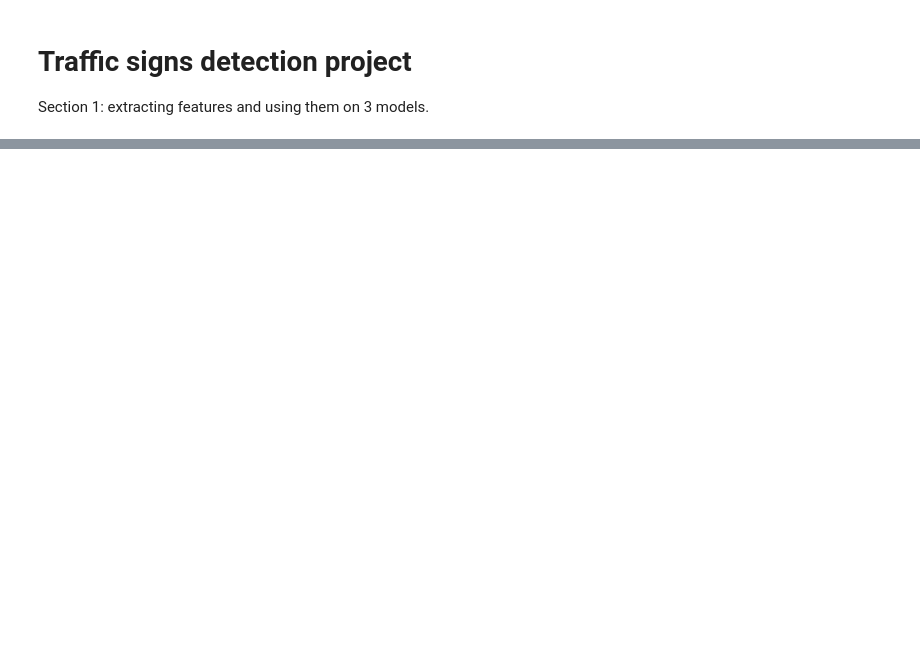
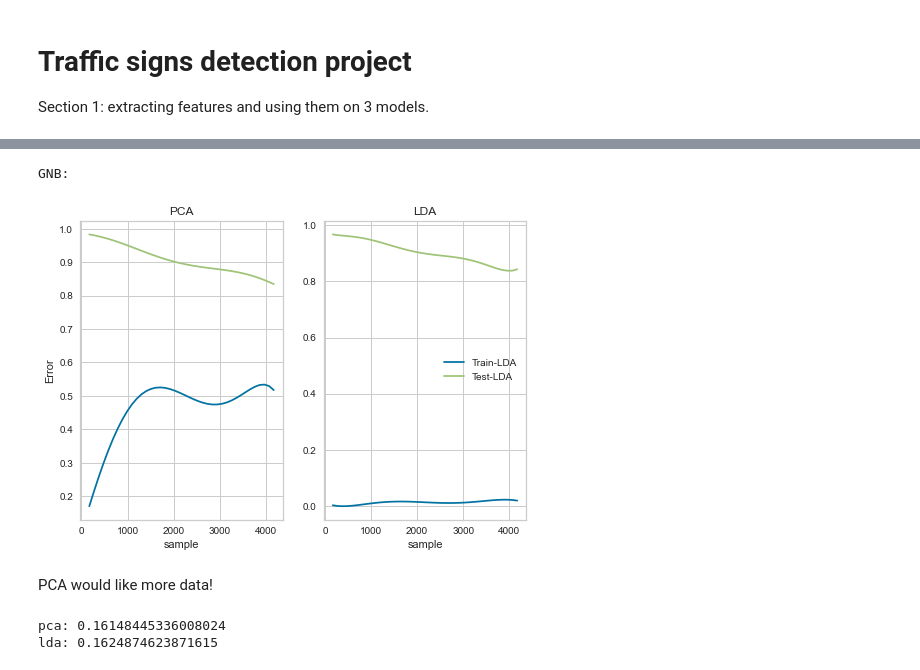
Before and after one commit to bercoHack/Sign-detection, a Jupyter notebook: first.ipynb, the cells around one changed output, grey strips where cells are left out. Cells and saved outputs as stored; diff of their text form; code cells hidden in the pictures; blank space fills up the shorter version.

```diff
--- a/first.ipynb
+++ b/first.ipynb
@@ -493,0 +324,47 @@ plt.show()
+# %%
+print('GNB:')
+plt.xlabel("Samples")
+plt.ylabel("Error")
+
+x = np.linspace(170, 4170, 40)
+y1 = np.polyfit(x, trainErr_PCA, 6)
+p1 = np.poly1d(y1)
+y2 = np.polyfit(x, testErr_PCA, 6)
+p2 = np.poly1d(y2)
+
+y3 = np.polyfit(x, trainErr_LDA, 6)
+p3 = np.poly1d(y3)
+y4 = np.polyfit(x, testErr_LDA, 6)
+p4 = np.poly1d(y4)
+
+plt.subplot(1, 2, 1)
+plt.plot(x, p1(x), label="Train-PCA")
+plt.plot(x, p2(x), label="Test-PCA")
+plt.title("PCA")
+plt.xlabel("sample")
+plt.ylabel("Error")
+
+plt.subplot(1, 2, 2)
+plt.plot(x, p3(x), label="Train-LDA")
+plt.plot(x, p4(x), label="Test-LDA")
+plt.title("LDA")
+plt.xlabel("sample")
+
+
+plt.legend(loc="best")
+plt.show()
+# %% [output]
+GNB:
+[figure, added]
+# %% [markdown]
+PCA would like more data!
+# %%
+gnb1 = GaussianNB()
+gnb2 = GaussianNB()
+gnb1.fit(pca_train, Train_classes)
+gnb2.fit(lda_train, Train_classes)
+print("pca:", gnb1.score(pca_test, Test_classes))
+print("lda:", gnb2.score(lda_test, Test_classes))
+# %% [output]
+pca: 0.16148445336008024
+lda: 0.1624874623871615
```
Also changed, not shown: parts of 36 cells of this notebook, 1 other file.
